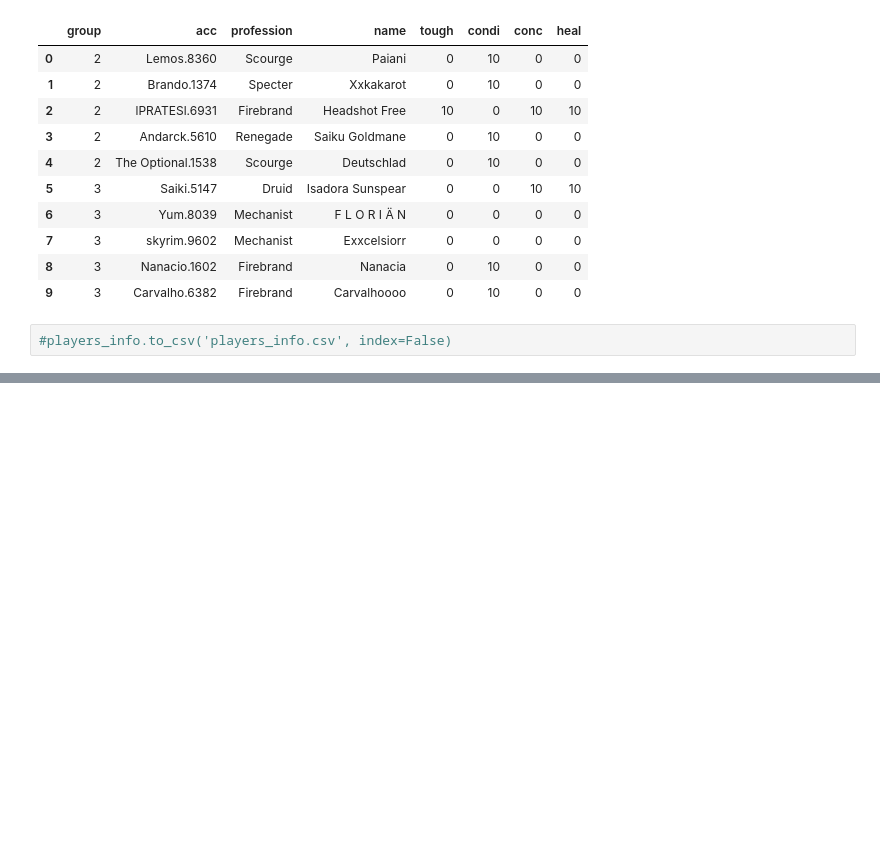
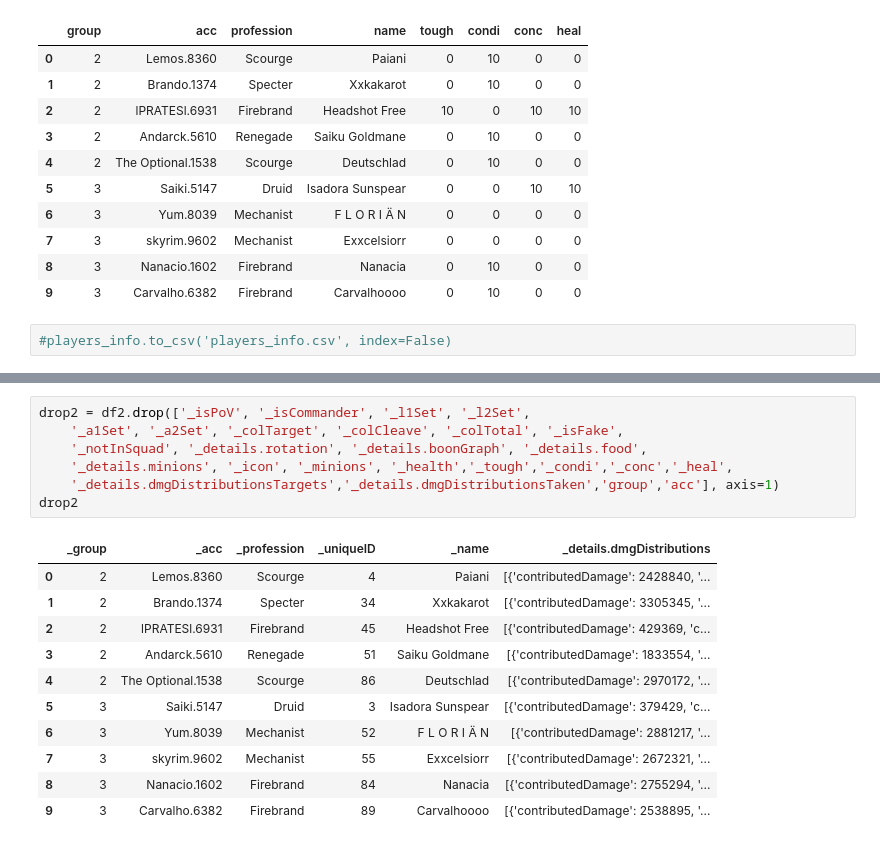
Before and after one commit to icharo-tb/GW2_SRS, a Jupyter notebook: ETL/TRANSFORM_01/script1-json_pandas.ipynb, the cells around one changed output, grey strips where cells are left out. Drawn from its saved outputs; the diff is of its cells as text; blank space fills up the shorter version.

```diff
--- a/ETL/TRANSFORM_01/script1-json_pandas.ipynb
+++ b/ETL/TRANSFORM_01/script1-json_pandas.ipynb
@@ -262,0 +279,19 @@ players_info
+# %%
+drop2 = df2.drop(['_isPoV', '_isCommander', '_l1Set', '_l2Set',
+    '_a1Set', '_a2Set', '_colTarget', '_colCleave', '_colTotal', '_isFake',
+    '_notInSquad', '_details.rotation', '_details.boonGraph', '_details.food',
+    '_details.minions', '_icon', '_minions', '_health','_tough','_condi','_conc','_heal',
+    '_details.dmgDistributionsTargets','_details.dmgDistributionsTaken','group','acc'], axis=1)
+drop2
+# %% [output]
+|  | _group | _acc | _profession | _uniqueID | _name | _details.dmgDistributions |
+| 0 | 2 | Lemos.8360 | Scourge | 4 | Paiani | [{'contributedDamage': 2428840, '... |
+| 1 | 2 | Brando.1374 | Specter | 34 | Xxkakarot | [{'contributedDamage': 3305345, '... |
+| 2 | 2 | lPRATESl.6931 | Firebrand | 45 | Headshot Free | [{'contributedDamage': 429369, 'c... |
+| 3 | 2 | Andarck.5610 | Renegade | 51 | Saiku Goldmane | [{'contributedDamage': 1833554, '... |
+| 4 | 2 | The Optional.1538 | Scourge | 86 | Deutschlad | [{'contributedDamage': 2970172, '... |
+| 5 | 3 | Saiki.5147 | Druid | 3 | Isadora Sunspear | [{'contributedDamage': 379429, 'c... |
+| 6 | 3 | Yum.8039 | Mechanist | 52 | F L O R I Ä N | [{'contributedDamage': 2881217, '... |
+| 7 | 3 | skyrim.9602 | Mechanist | 55 | Exxcelsiorr | [{'contributedDamage': 2672321, '... |
+| 8 | 3 | Nanacio.1602 | Firebrand | 84 | Nanacia | [{'contributedDamage': 2755294, '... |
+| 9 | 3 | Carvalho.6382 | Firebrand | 89 | Carvalhoooo | [{'contributedDamage': 2538895, '... |
```
Also changed, not shown: parts of 12 cells of this notebook, 3 other files.
